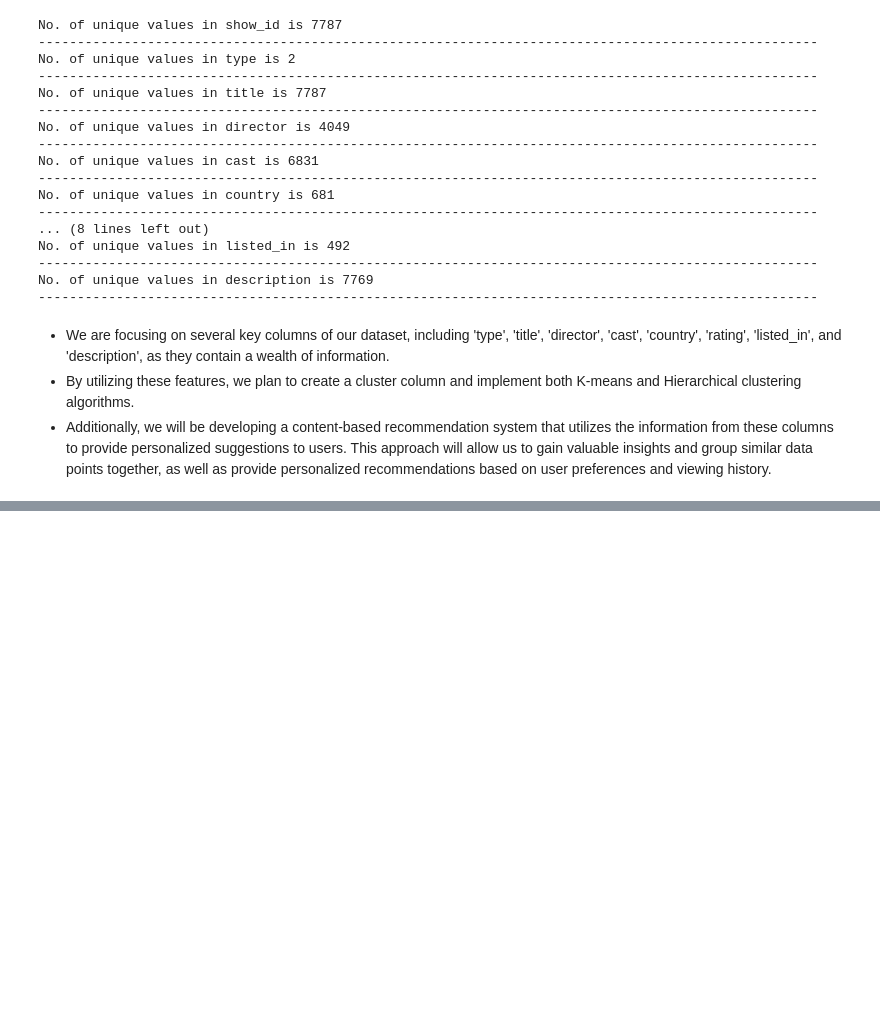
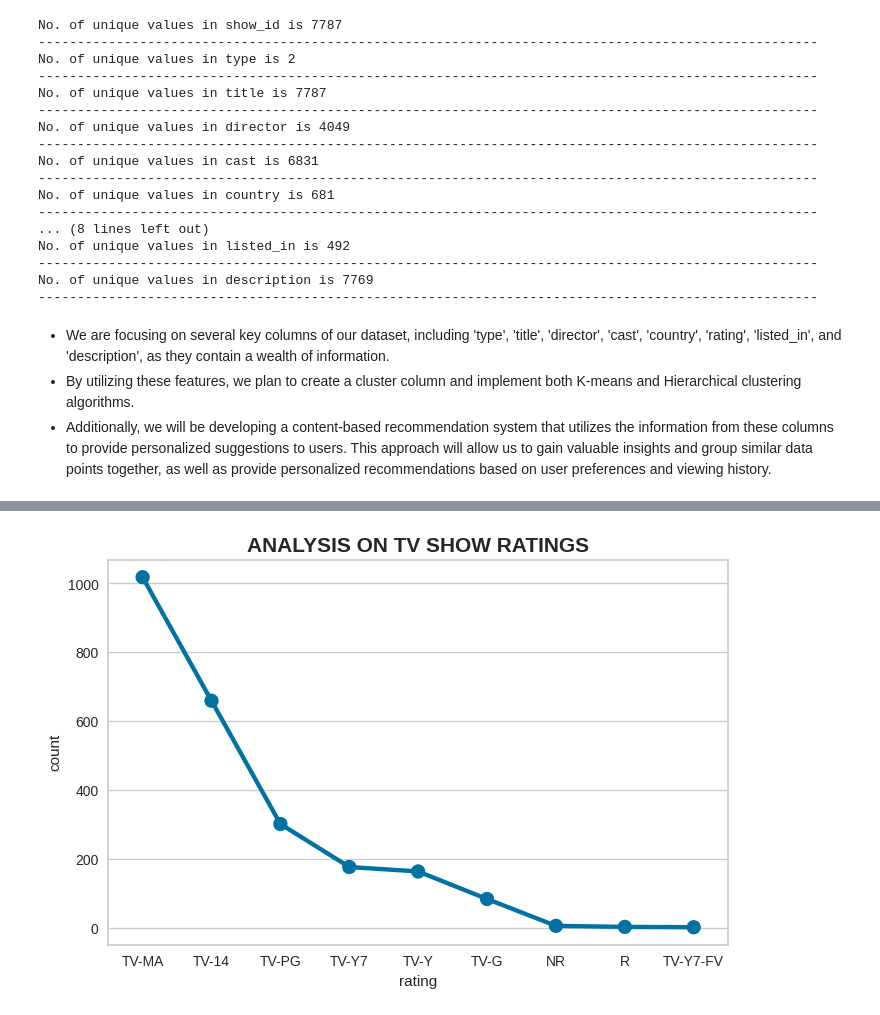
Before and after one commit to swapnalishamrao/Unsupervised_ML_Clustering_Project, a Jupyter notebook: Netflix_Movies_and_Tv_Shows_Clustering.ipynb, the cells around one changed output, grey strips where cells are left out. Saved outputs shown, nothing was run; the diff lists cells and outputs as text; code cells hidden in the pictures; blank space fills up the shorter version.

```diff
--- a/Netflix_Movies_and_Tv_Shows_Clustering.ipynb
+++ b/Netflix_Movies_and_Tv_Shows_Clustering.ipynb
@@ -374,0 +470,10 @@ No. of unique values in description is 7769
+# %%
+#Analysis rating based on overall tv show rating system
+tv_ratings = tv_shows.groupby(['rating'])['show_id'].count().reset_index(name='count').sort_values(by='count',ascending=False)
+fig_dims = (8,5)
+fig, ax = plt.subplots(figsize=fig_dims)
+sns.pointplot(x='rating',y='count',data=tv_ratings)
+plt.title('ANALYSIS ON TV SHOW RATINGS', fontsize=15, fontweight='bold')
+plt.show()
+# %% [output]
+[figure, added]
```
Also changed, not shown: parts of 59 cells of this notebook.
